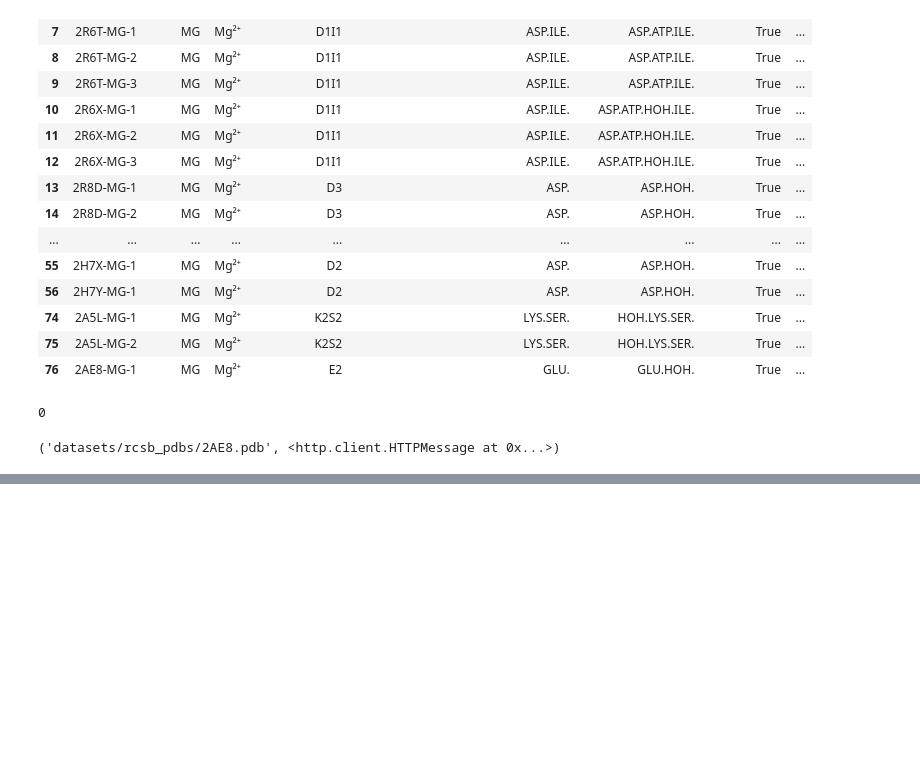
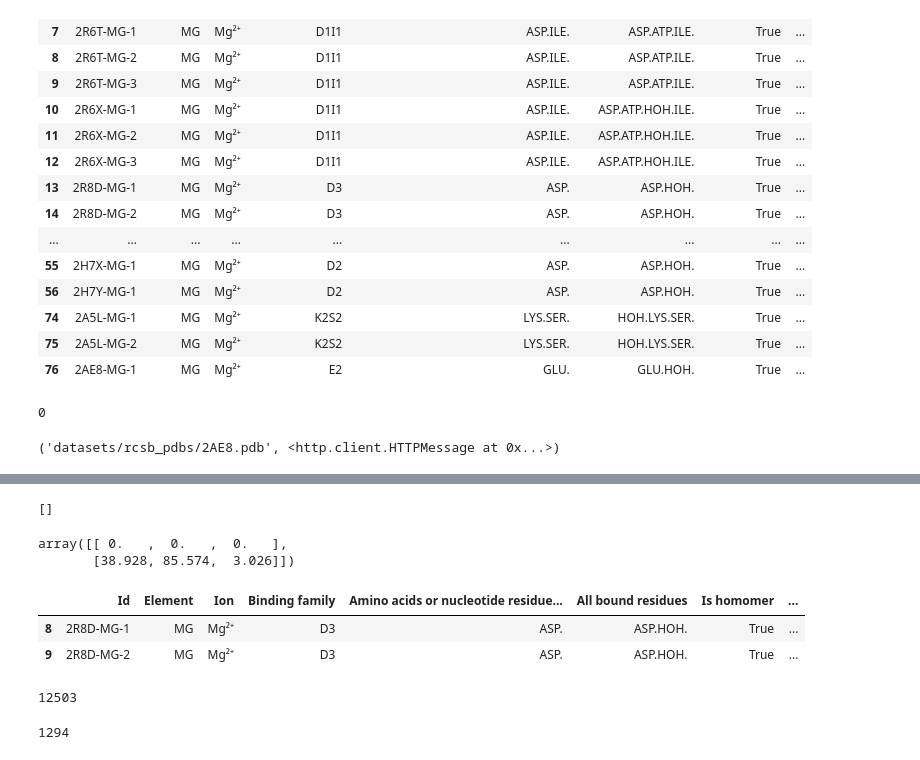
Before and after one commit to iamlongtran/scaffold_squad, a Jupyter notebook: data.ipynb, the cells around one changed output, grey strips where cells are left out. Drawn from its saved outputs; the diff is of its cells as text; code cells hidden in the pictures; blank space fills up the shorter version.

```diff
--- a/data.ipynb
+++ b/data.ipynb
@@ -106,0 +112,7 @@ r = requests.get(url)
+# %%
+logs = pd.read_csv('datasets.logs')#, index_col=False)
+df_homo = pd.read_csv('df_homomer.csv')
+df = pd.read_csv('table.csv')
+#pdb_ok = logs[logs['status']==1]['pdb_id']
+#df_homo_filter = df_homo[df_homo['pdb_id'].isin(pdb_ok)]
+df_homo_filter = pd.read_csv('df_homo_filter.csv')
@@ -106,0 +276,6 @@ r = requests.get(url)
+# %%
+# only get last element of motif
+motif
+motif
+# %% [output]
+[]
@@ -106,0 +305,5 @@ r = requests.get(url)
+# %%
+hetatm_xyz
+# %% [output]
+array([[ 0.   ,  0.   ,  0.   ],
+       [38.928, 85.574,  3.026]])
@@ -106,0 +313,10 @@ r = requests.get(url)
+# %%
+df_homo_filter[df_homo_filter['pdb_id'] == '2R8D']
+# %% [output]
+|  | Id | Element | Ion | Binding family | Amino acids or nucleotide residue... | All bound residues | Is homomer | ... |
+| 8 | 2R8D-MG-1 | MG | Mg²⁺ | D3 | ASP. | ASP.HOH. | True | ... |
+| 9 | 2R8D-MG-2 | MG | Mg²⁺ | D3 | ASP. | ASP.HOH. | True | ... |
+# %%
+(df_homo_filter['Representative'] == 0).sum()
+# %% [output]
+12503
@@ -106,0 +329,4 @@ r = requests.get(url)
+# %%
+count
+# %% [output]
+1294
```
Also changed, not shown: parts of 28 cells of this notebook, 4 other files.
